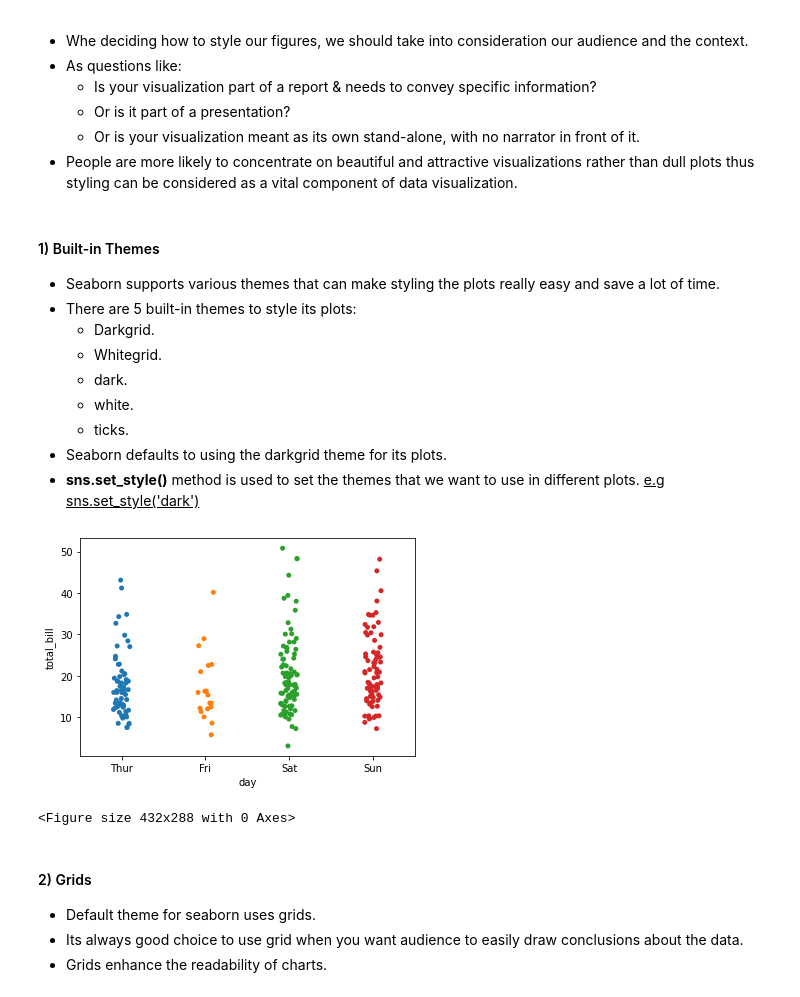
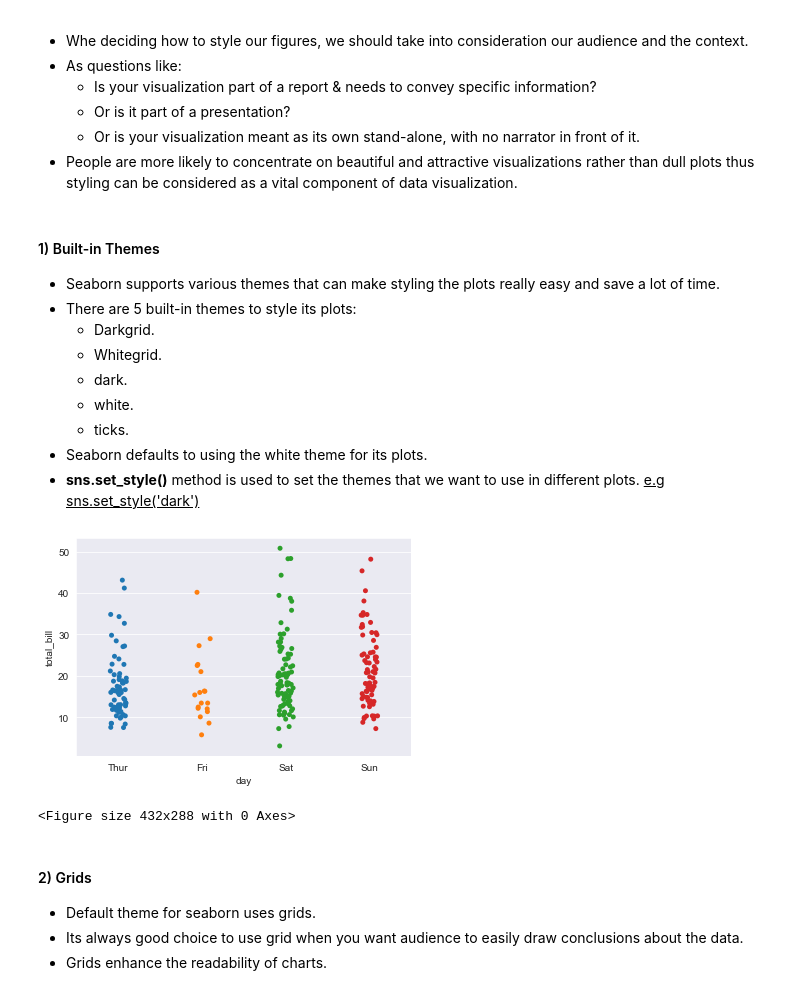
Before and after one commit to OSMAN1144/NOTES, a Jupyter notebook: 10 Seaborn/Seaborn.ipynb, the cells around one changed output. Cells and saved outputs as stored; diff of their text form; code cells hidden in the pictures.

```diff
--- a/10 Seaborn/Seaborn.ipynb
+++ b/10 Seaborn/Seaborn.ipynb
@@ -61,24 +61,23 @@ df.head()
     - dark.
     - white.
     - ticks.
-- Seaborn defaults to using the darkgrid theme for its plots.
+- Seaborn defaults to using the white theme for its plots.
 - <b>sns.set_style()</b> method is used to set the themes that we want to use in different plots.
 <u>e.g sns.set_style('dark')</u>
 # %%
 # Let's applying these themes
-
 #load dataset tips
 tips = sns.load_dataset('tips')
 
 # preset themes
-#sns.set_style('grid')
+sns.set_style('darkgrid')
 
 # plot
 sns.stripplot(x="day", y="total_bill", data=tips)
 plt.show()
 plt.savefig('first_plot.png')
 # %% [output]
-[figure, old version]
+[figure, new version]
 <Figure size 432x288 with 0 Axes>
 # %% [markdown]
 #### 2) Grids
```
Also changed, not shown: parts of 23 cells of this notebook, 6 other files.
